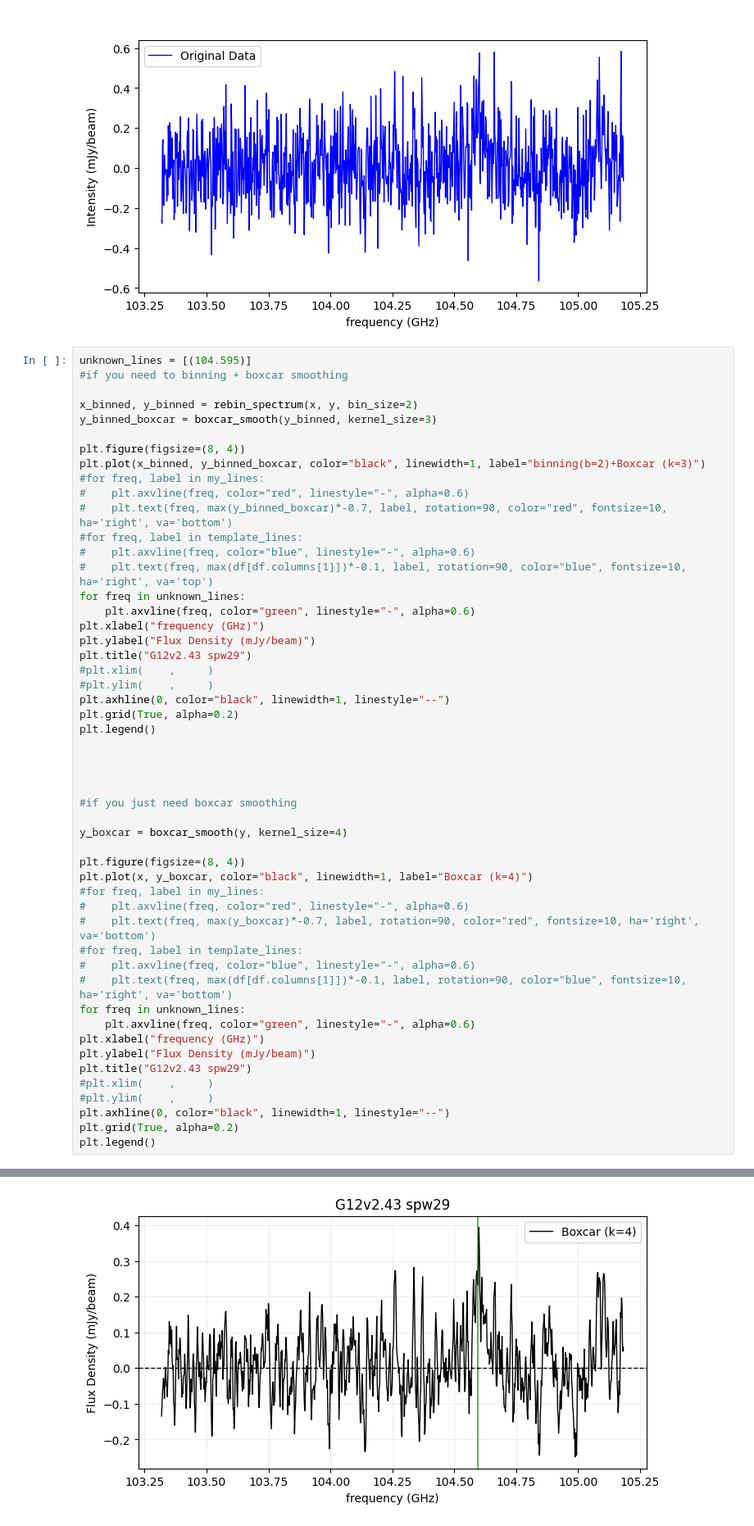
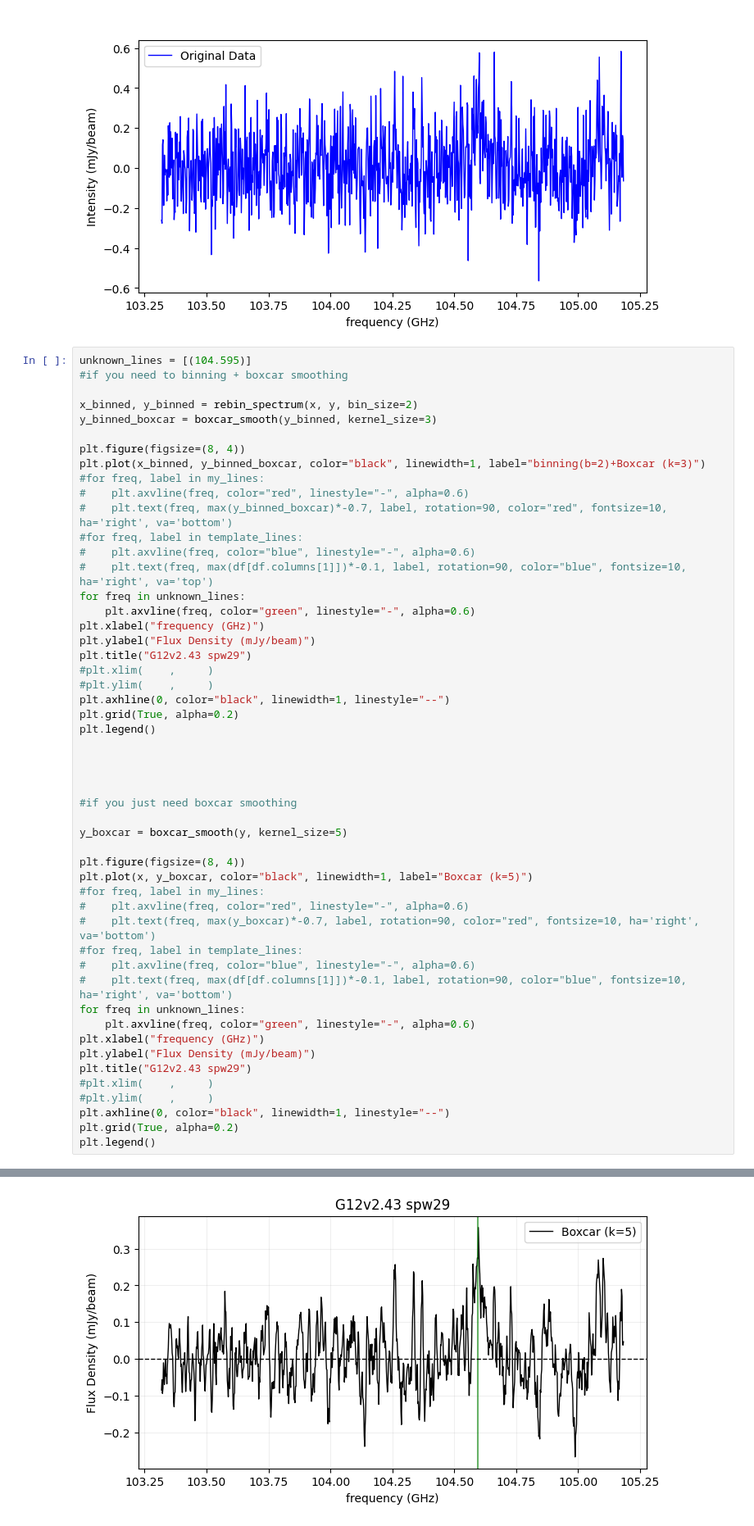
Before and after one commit to 000RF/2025-summer, a Jupyter notebook: G12v2.43/spw 29/spw29.ipynb, the cells around one changed output, grey strips where cells are left out. Shown at 82% size. Cells and saved outputs as stored; diff of their text form.

```diff
--- a/G12v2.43/spw 29/spw29.ipynb
+++ b/G12v2.43/spw 29/spw29.ipynb
@@ -79,33 +79,33 @@ plt.title("G12v2.43 spw29")
 plt.axhline(0, color="black", linewidth=1, linestyle="--")
 plt.grid(True, alpha=0.2)
 plt.legend()
 
 
 
 
 #if you just need boxcar smoothing
 
-y_boxcar = boxcar_smooth(y, kernel_size=4)
+y_boxcar = boxcar_smooth(y, kernel_size=5)
 
 plt.figure(figsize=(8, 4))
-plt.plot(x, y_boxcar, color="black", linewidth=1, label="Boxcar (k=4)")
+plt.plot(x, y_boxcar, color="black", linewidth=1, label="Boxcar (k=5)")
 #for freq, label in my_lines:
 #    plt.axvline(freq, color="red", linestyle="-", alpha=0.6)
 #    plt.text(freq, max(y_boxcar)*-0.7, label, rotation=90, color="red", fontsize=10, ha='right', va='bottom')
 #for freq, label in template_lines:
 #    plt.axvline(freq, color="blue", linestyle="-", alpha=0.6)
 #    plt.text(freq, max(df[df.columns[1]])*-0.1, label, rotation=90, color="blue", fontsize=10, ha='right', va='bottom')
 for freq in unknown_lines:
     plt.axvline(freq, color="green", linestyle="-", alpha=0.6)
 plt.xlabel("frequency (GHz)")
 plt.ylabel("Flux Density (mJy/beam)")
 plt.title("G12v2.43 spw29")
 #plt.xlim(    ,     )
 #plt.ylim(    ,     )
 plt.axhline(0, color="black", linewidth=1, linestyle="--")
 plt.grid(True, alpha=0.2)
 plt.legend()
 # %% [output]
 <matplotlib.legend.Legend at 0x...>
 [figure]
-[figure, old version]
+[figure, new version]
```
Also changed, not shown: 5 other files.
